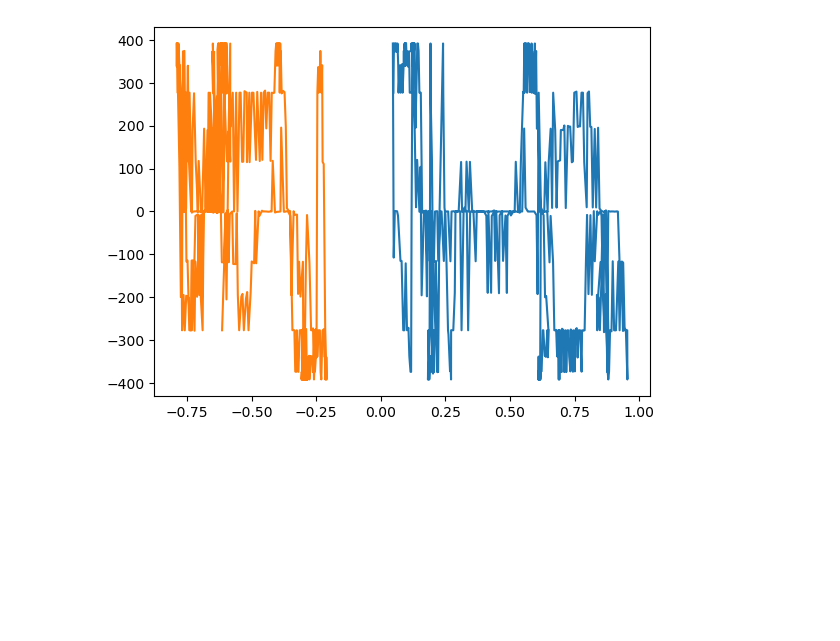
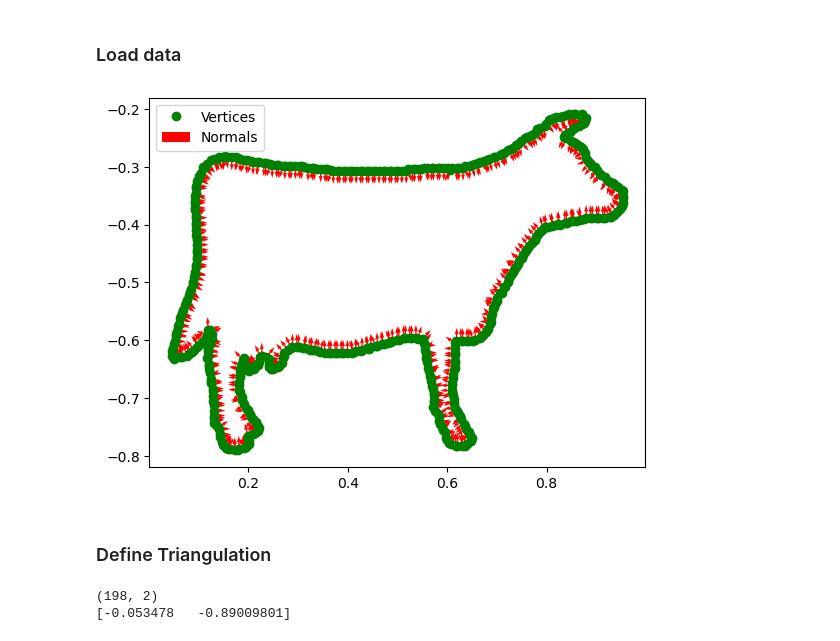
Before and after one commit to lfogarty98/psr_project, a Jupyter notebook: psr.ipynb, the cells around one changed output. Cells and saved outputs as stored; diff of their text form; code cells hidden in the pictures; blank space fills up the shorter version.

Commit message:
implement delaunay grid triangulation, first attempt at gradient field
Signed-off-by: Liam Fogarty <lfogarty9995@gmail.com>

```diff
--- a/psr.ipynb
+++ b/psr.ipynb
@@ -2,6 +2,8 @@
 import plyfile
 import numpy as np
 import matplotlib.pyplot as plt
+# %% [markdown]
+### Load data ###
 # %%
 def load_cow(every_ith=200):
     from plyfile import PlyData
@@ -12,8 +14,16 @@ def load_cow(every_ith=200):
     N = np.array([plydata["vertex"][c] for c in ["ny", "nx"]]).T
     N[:,1] = -N[:,1]
     return X[::every_ith],N[::every_ith]
-# %%
-plt.plot(*load_cow())
-plt.show()
-# %% [output]
-[figure, removed]
+# %%
+data = load_cow()
+print(data[0].shape)
+print(data[1].shape)
+X, N = data[0], data[1]
+plt.plot(X[:,0], X[:,1], 'o', color='g',label="Vertices")
+plt.quiver(X[:, 0], X[:, 1], N[:, 0], N[:, 1], angles='xy', scale_units='xy', color='r', label="Normals")
+plt.legend()
+plt.show()
+# %% [output]
+[figure, added]
+# %% [markdown]
+### Define Triangulation ###
@@ -19,0 +43,11 @@ plt.show()
+# %%
+# define grid domain
+bounding_box = compute_bounding_box(X)
+regular_grid = compute_grid(X, *bounding_box, res=0.05, padding=0.1)
+
+points = np.array([regular_grid[0].ravel(), regular_grid[1].ravel()]).T
+print(points.shape)
+print(points[0])
+# %% [output]
+(198, 2)
+[-0.053478   -0.89009801]
```
Also changed, not shown: parts of 10 cells of this notebook.
